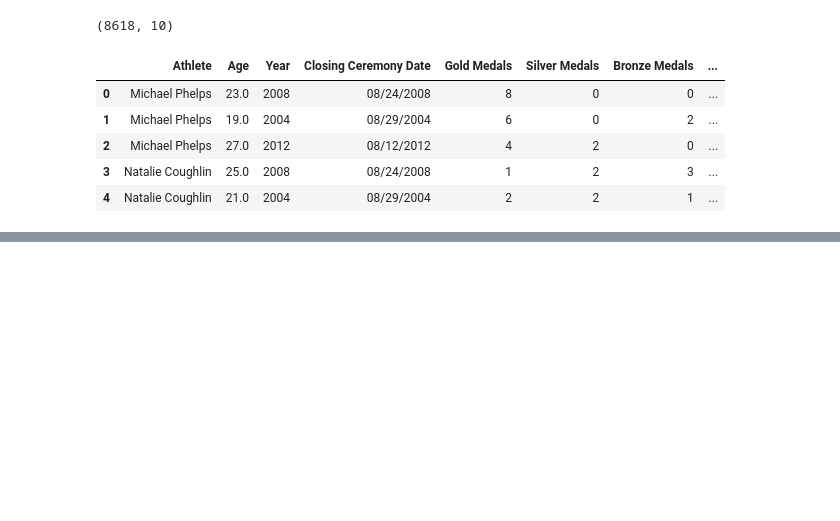
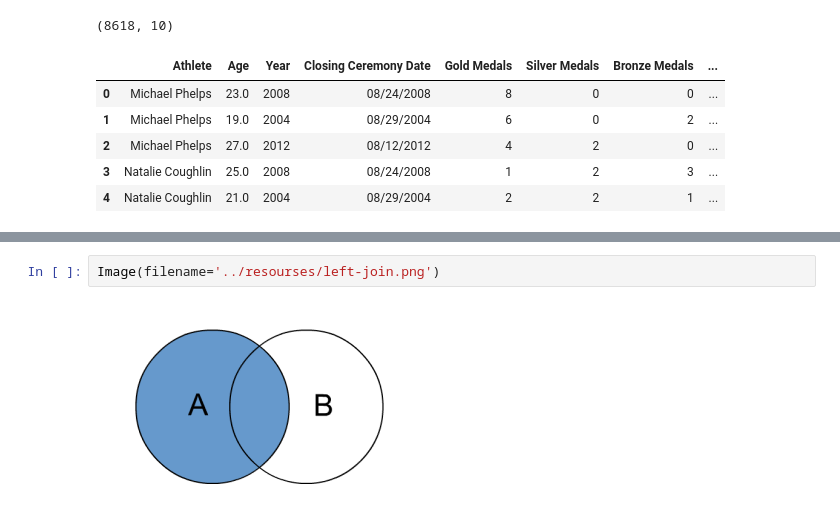
Before and after one commit to Byhako/cursoUdemyAI, a Jupyter notebook: notebooks/3-Editar_dataFrame.ipynb, the cells around one changed output, grey strips where cells are left out. Saved outputs shown, nothing was run; the diff lists cells and outputs as text; blank space fills up the shorter version.

```diff
--- a/notebooks/3-Editar_dataFrame.ipynb
+++ b/notebooks/3-Editar_dataFrame.ipynb
@@ -450,0 +476,4 @@ atletas.head()
+# %%
+Image(filename='../resourses/left-join.png')
+# %% [output]
+[figure, added]
```
Also changed, not shown: parts of 9 cells of this notebook.
